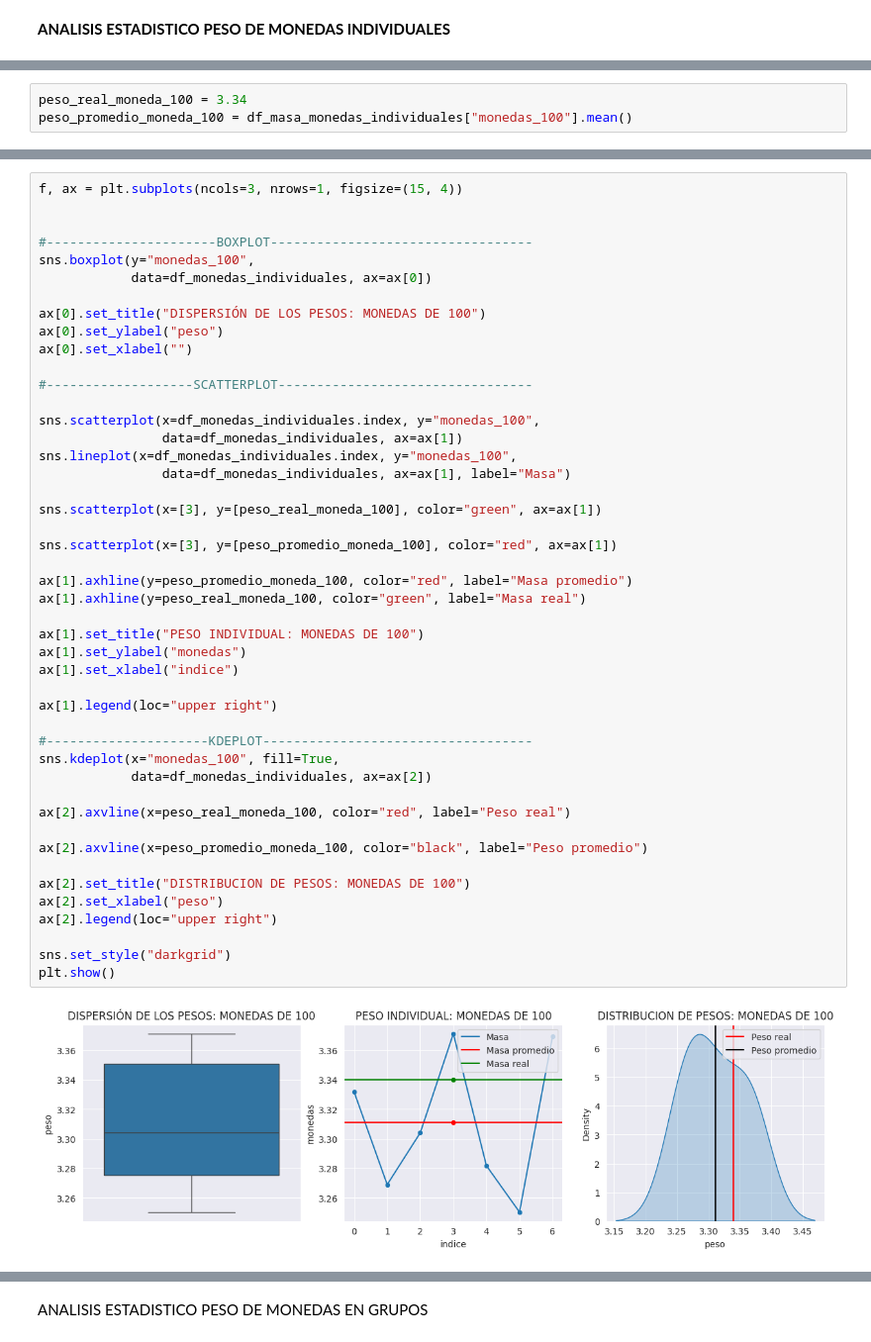
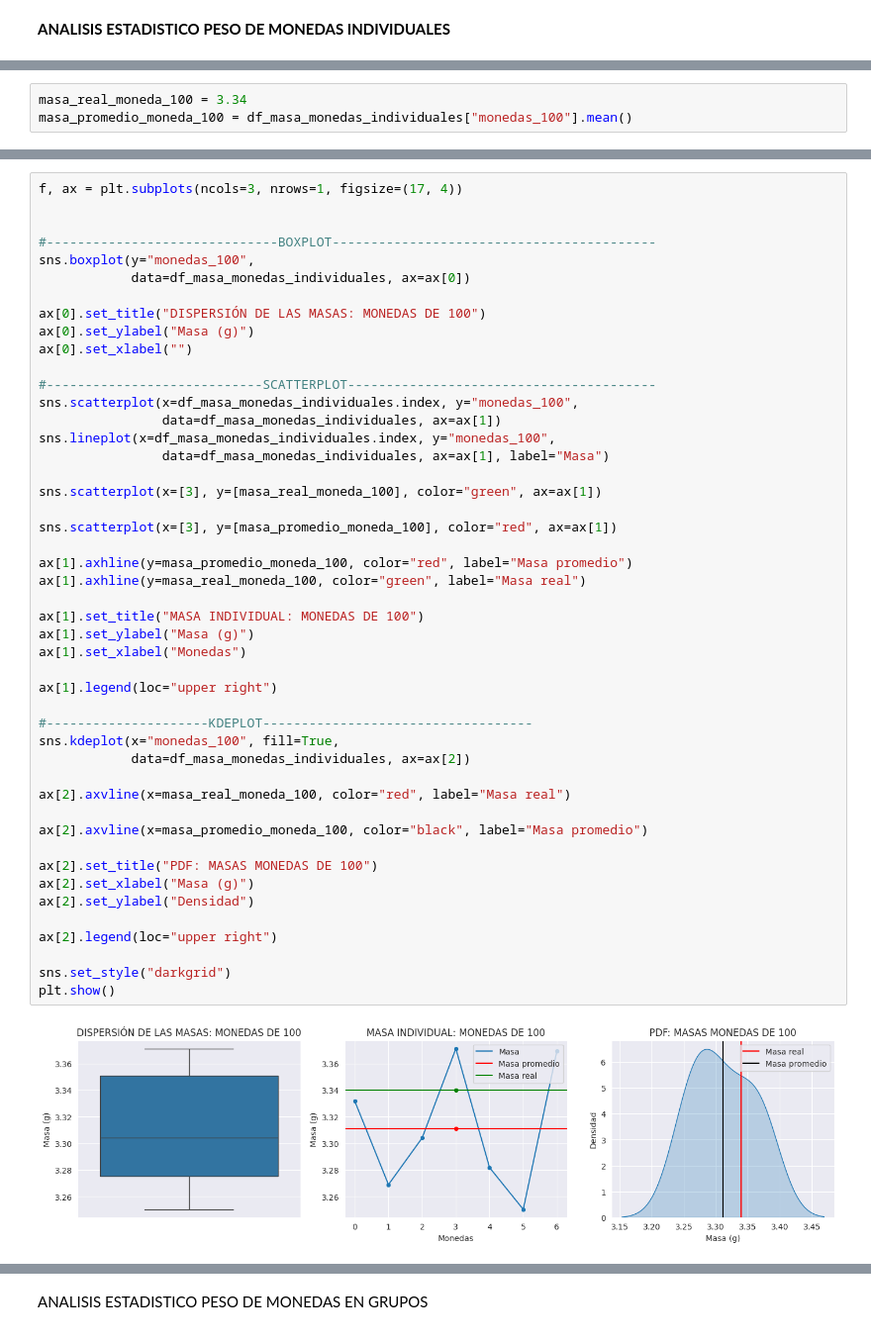
Before and after one commit to 317745/ANALISIS-MONEDAS-LABORATORIO-27-05-2026, a Jupyter notebook: laboratorio27_05_2026.ipynb, the cells around one changed output, grey strips where cells are left out. Shown at 99% size. Saved outputs shown, nothing was run; the diff lists cells and outputs as text.

```diff
--- a/laboratorio27_05_2026.ipynb
+++ b/laboratorio27_05_2026.ipynb
@@ -50,4 +50,4 @@ peso_promedio_moneda_50 = df_masa_monedas_individuales["monedas_50"].mean()
 # %%
-peso_real_moneda_100 = 3.34
-peso_promedio_moneda_100 = df_masa_monedas_individuales["monedas_100"].mean()
+masa_real_moneda_100 = 3.34
+masa_promedio_moneda_100 = df_masa_monedas_individuales["monedas_100"].mean()
 # %%
@@ -120,50 +128,51 @@ plt.show()
 # %%
-f, ax = plt.subplots(ncols=3, nrows=1, figsize=(15, 4))
+f, ax = plt.subplots(ncols=3, nrows=1, figsize=(17, 4))
 
 
-#----------------------BOXPLOT----------------------------------
+#------------------------------BOXPLOT------------------------------------------
 sns.boxplot(y="monedas_100",
-            data=df_monedas_individuales, ax=ax[0])
+            data=df_masa_monedas_individuales, ax=ax[0])
 
-ax[0].set_title("DISPERSIÓN DE LOS PESOS: MONEDAS DE 100")
-ax[0].set_ylabel("peso")
+ax[0].set_title("DISPERSIÓN DE LAS MASAS: MONEDAS DE 100")
+ax[0].set_ylabel("Masa (g)")
 ax[0].set_xlabel("")
 
-#-------------------SCATTERPLOT---------------------------------
+#----------------------------SCATTERPLOT----------------------------------------
+sns.scatterplot(x=df_masa_monedas_individuales.index, y="monedas_100",
+                data=df_masa_monedas_individuales, ax=ax[1])
+sns.lineplot(x=df_masa_monedas_individuales.index, y="monedas_100",
+                data=df_masa_monedas_individuales, ax=ax[1], label="Masa")
 
-sns.scatterplot(x=df_monedas_individuales.index, y="monedas_100",
-                data=df_monedas_individuales, ax=ax[1])
-sns.lineplot(x=df_monedas_individuales.index, y="monedas_100",
-                data=df_monedas_individuales, ax=ax[1], label="Masa")
+sns.scatterplot(x=[3], y=[masa_real_moneda_100], color="green", ax=ax[1])
 
-sns.scatterplot(x=[3], y=[peso_real_moneda_100], color="green", ax=ax[1])
+sns.scatterplot(x=[3], y=[masa_promedio_moneda_100], color="red", ax=ax[1])
 
-sns.scatterplot(x=[3], y=[peso_promedio_moneda_100], color="red", ax=ax[1])
+ax[1].axhline(y=masa_promedio_moneda_100, color="red", label="Masa promedio")
+ax[1].axhline(y=masa_real_moneda_100, color="green", label="Masa real")
 
-ax[1].axhline(y=peso_promedio_moneda_100, color="red", label="Masa promedio")
-ax[1].axhline(y=peso_real_moneda_100, color="green", label="Masa real")
-
-ax[1].set_title("PESO INDIVIDUAL: MONEDAS DE 100")
-ax[1].set_ylabel("monedas")
-ax[1].set_xlabel("indice")
+ax[1].set_title("MASA INDIVIDUAL: MONEDAS DE 100")
+ax[1].set_ylabel("Masa (g)")
+ax[1].set_xlabel("Monedas")
 
 ax[1].legend(loc="upper right")
 
 #---------------------KDEPLOT-----------------------------------
 sns.kdeplot(x="monedas_100", fill=True,
-            data=df_monedas_individuales, ax=ax[2])
+            data=df_masa_monedas_individuales, ax=ax[2])
 
-ax[2].axvline(x=peso_real_moneda_100, color="red", label="Peso real")
+ax[2].axvline(x=masa_real_moneda_100, color="red", label="Masa real")
 
-ax[2].axvline(x=peso_promedio_moneda_100, color="black", label="Peso promedio")
+ax[2].axvline(x=masa_promedio_moneda_100, color="black", label="Masa promedio")
 
-ax[2].set_title("DISTRIBUCION DE PESOS: MONEDAS DE 100")
-ax[2].set_xlabel("peso")
+ax[2].set_title("PDF: MASAS MONEDAS DE 100")
+ax[2].set_xlabel("Masa (g)")
+ax[2].set_ylabel("Densidad")
+
 ax[2].legend(loc="upper right")
 
 sns.set_style("darkgrid")
 plt.show()
 # %% [output]
-[figure, old version]
+[figure, new version]
 # %%
 f, ax = plt.subplots(ncols=2, nrows=1, figsize=(15, 4))
```
Also changed, not shown: parts of 6 cells of this notebook.
